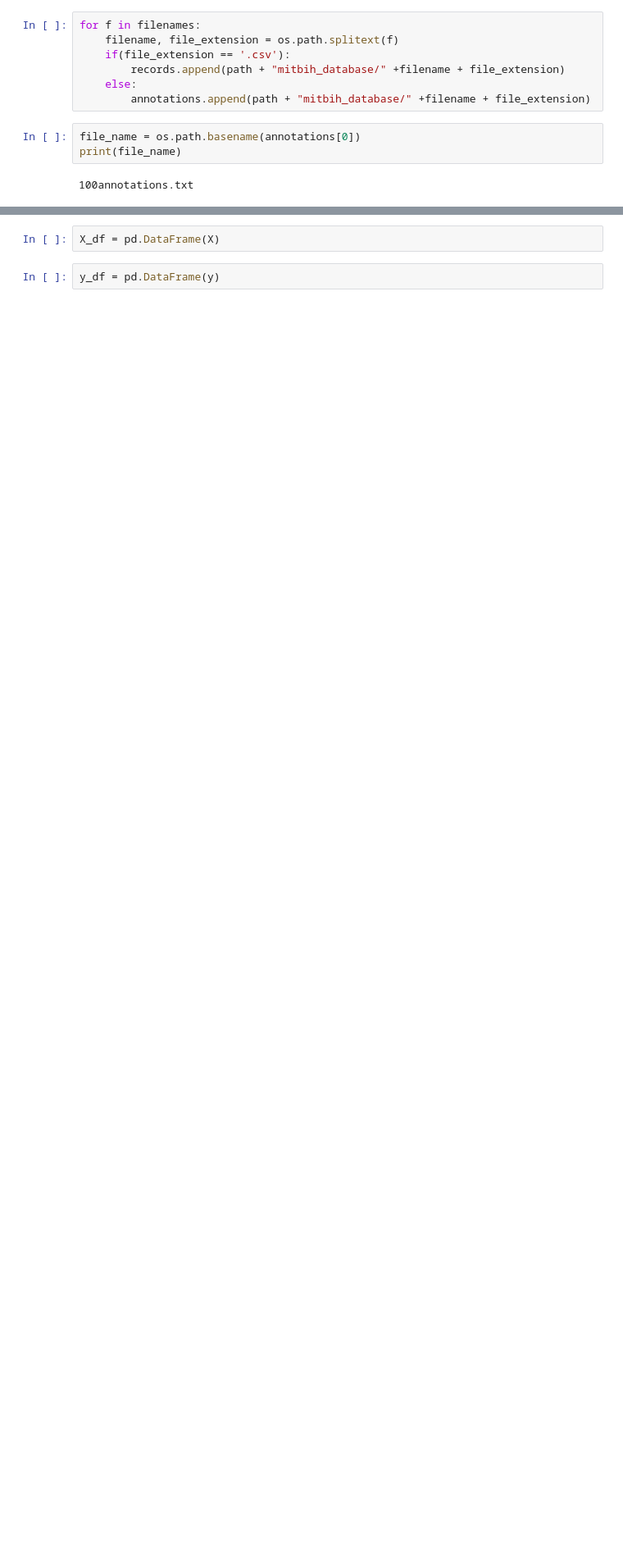
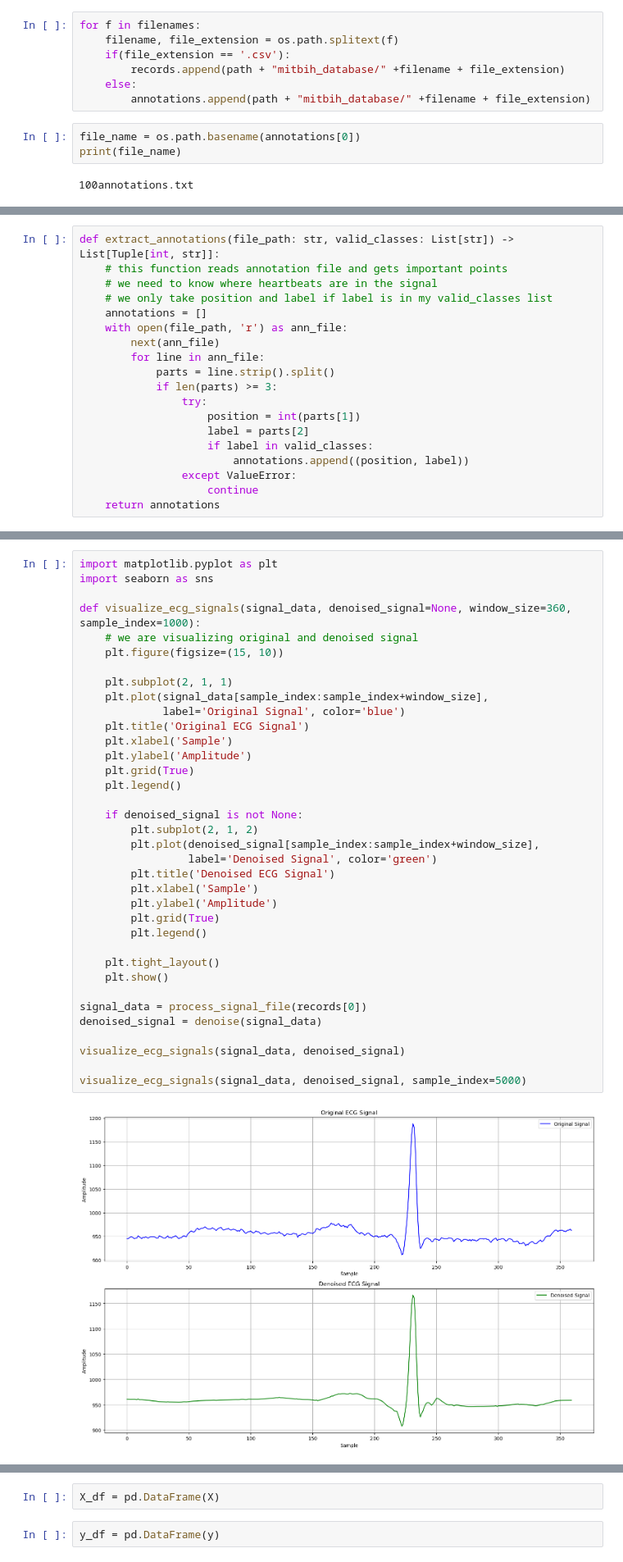
Before and after one commit to b2200356003/DataScienceCapstoneProject, a Jupyter notebook: DSCP_final.ipynb, the cells around one changed output, grey strips where cells are left out. Shown at 82% size. Saved outputs shown, nothing was run; the diff lists cells and outputs as text; blank space fills up the shorter version.

```diff
--- a/DSCP_final.ipynb
+++ b/DSCP_final.ipynb
@@ -144,0 +114,19 @@ print(np.shape(X), np.shape(y))
+# %%
+def extract_annotations(file_path: str, valid_classes: List[str]) -> List[Tuple[int, str]]:
+    # this function reads annotation file and gets important points
+    # we need to know where heartbeats are in the signal
+    # we only take position and label if label is in my valid_classes list
+    annotations = []
+    with open(file_path, 'r') as ann_file:
+        next(ann_file)
+        for line in ann_file:
+            parts = line.strip().split()
+            if len(parts) >= 3:
+                try:
+                    position = int(parts[1])
+                    label = parts[2]
+                    if label in valid_classes:
+                        annotations.append((position, label))
+                except ValueError:
+                    continue
+    return annotations
@@ -144,0 +194,38 @@ print(np.shape(X), np.shape(y))
+# %%
+import matplotlib.pyplot as plt
+import seaborn as sns
+
+def visualize_ecg_signals(signal_data, denoised_signal=None, window_size=360, sample_index=1000):
+    # we are visualizing original and denoised signal
+    plt.figure(figsize=(15, 10))
+
+    plt.subplot(2, 1, 1)
+    plt.plot(signal_data[sample_index:sample_index+window_size],
+             label='Original Signal', color='blue')
+    plt.title('Original ECG Signal')
+    plt.xlabel('Sample')
+    plt.ylabel('Amplitude')
+    plt.grid(True)
+    plt.legend()
+
+    if denoised_signal is not None:
+        plt.subplot(2, 1, 2)
+        plt.plot(denoised_signal[sample_index:sample_index+window_size],
+                 label='Denoised Signal', color='green')
+        plt.title('Denoised ECG Signal')
+        plt.xlabel('Sample')
+        plt.ylabel('Amplitude')
+        plt.grid(True)
+        plt.legend()
+
+    plt.tight_layout()
+    plt.show()
+
+signal_data = process_signal_file(records[0])
+denoised_signal = denoise(signal_data)
+
+visualize_ecg_signals(signal_data, denoised_signal)
+
+visualize_ecg_signals(signal_data, denoised_signal, sample_index=5000)
+# %% [output]
+[figure, added]
```
Also changed, not shown: parts of 32 cells of this notebook.
